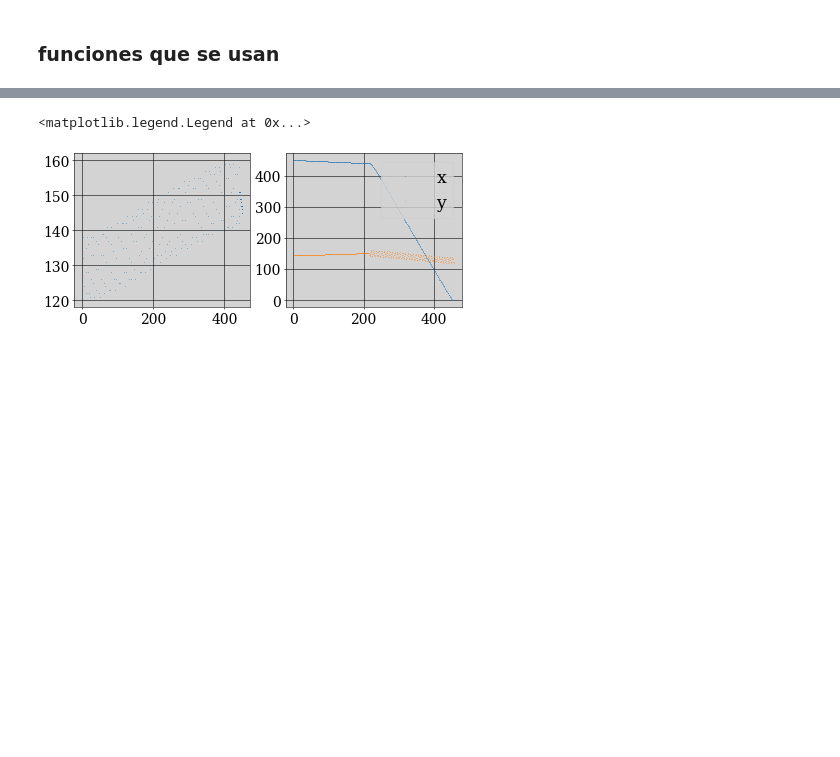
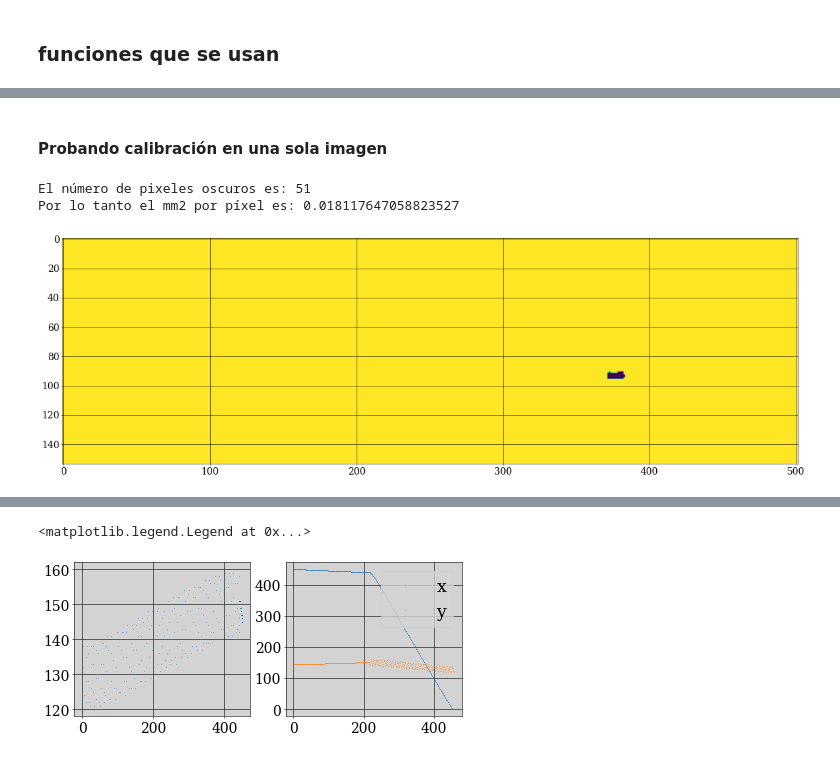
Before and after one commit to gardianc/Nado-ondulatorio, a Jupyter notebook: tracking.ipynb, the cells around one changed output, grey strips where cells are left out. Drawn from its saved outputs; the diff is of its cells as text; code cells hidden in the pictures; blank space fills up the shorter version.

```diff
--- a/tracking.ipynb
+++ b/tracking.ipynb
@@ -9,6 +9,7 @@ from matplotlib import rcParams
 
 THRESHOLD = 120
 MAX_PIXEL_VALUE = 255
+MM2_CALIBRATION = 1000*(924)*1e-6  #largo*(diametro) de la cabecilla [µm^2 -> mm^2]
 
 COLOR = 'black'
 plt.style.use("default")
@@ -161,3 +160,20 @@ im_binary = binarize(im_gray, PRUEBA=True, nombre='BINARY1')
+# %% [markdown]
+#### Probando calibración en una sola imagen
+# %%
+im_gray = gris(im)
+im_binary = binarize(im_gray)
+mask = im_binary>0
+im_binary = remove_small_holes(mask,10)*255
+plt.imshow(im_binary)
+number_of_pixels = im_binary[im_binary==0].size
+print(f'El número de pixeles oscuros es: {number_of_pixels}')
+
+mm2_per_px = MM2_CALIBRATION / number_of_pixels
+print(f'Por lo tanto el mm2 por píxel es: {mm2_per_px}')
+# %% [output]
+El número de pixeles oscuros es: 51
+Por lo tanto el mm2 por píxel es: 0.018117647058823527
+[figure, added]
 # %%
 y, x = np.where(im_binary==0)
 x_head = np.max(x)
```
Also changed, not shown: parts of 12 cells of this notebook, 1 other file.
